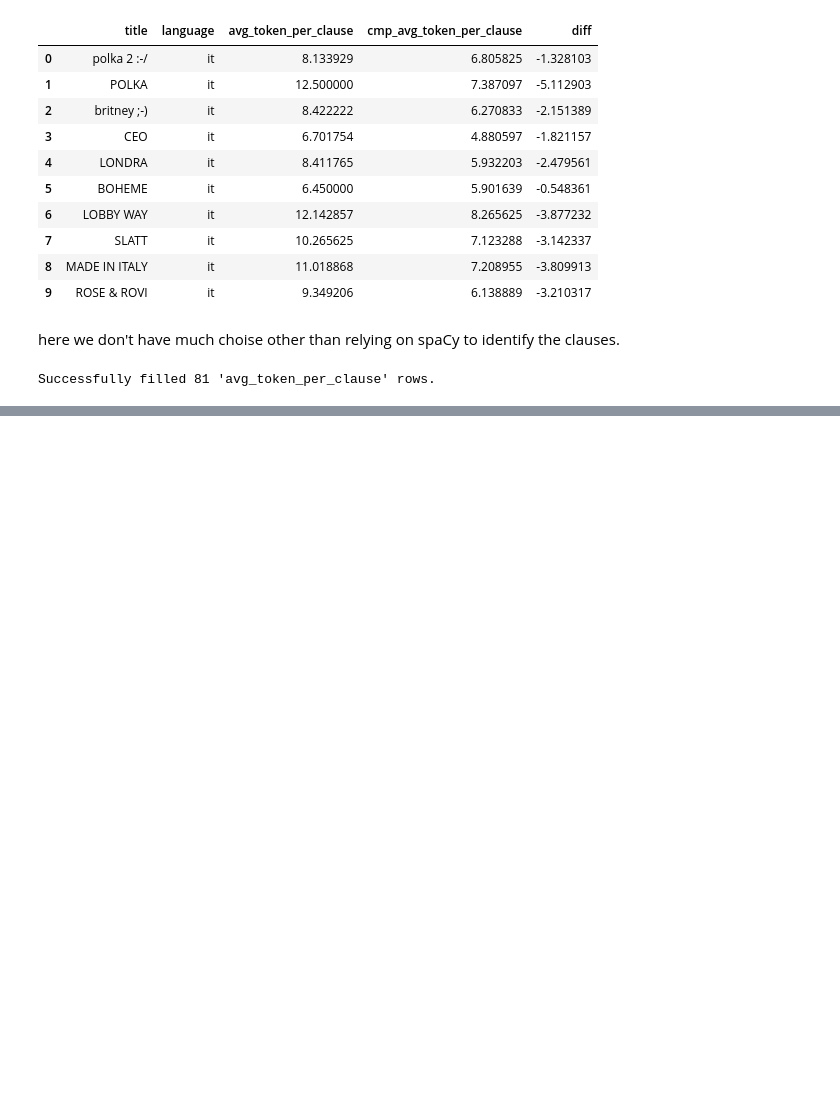
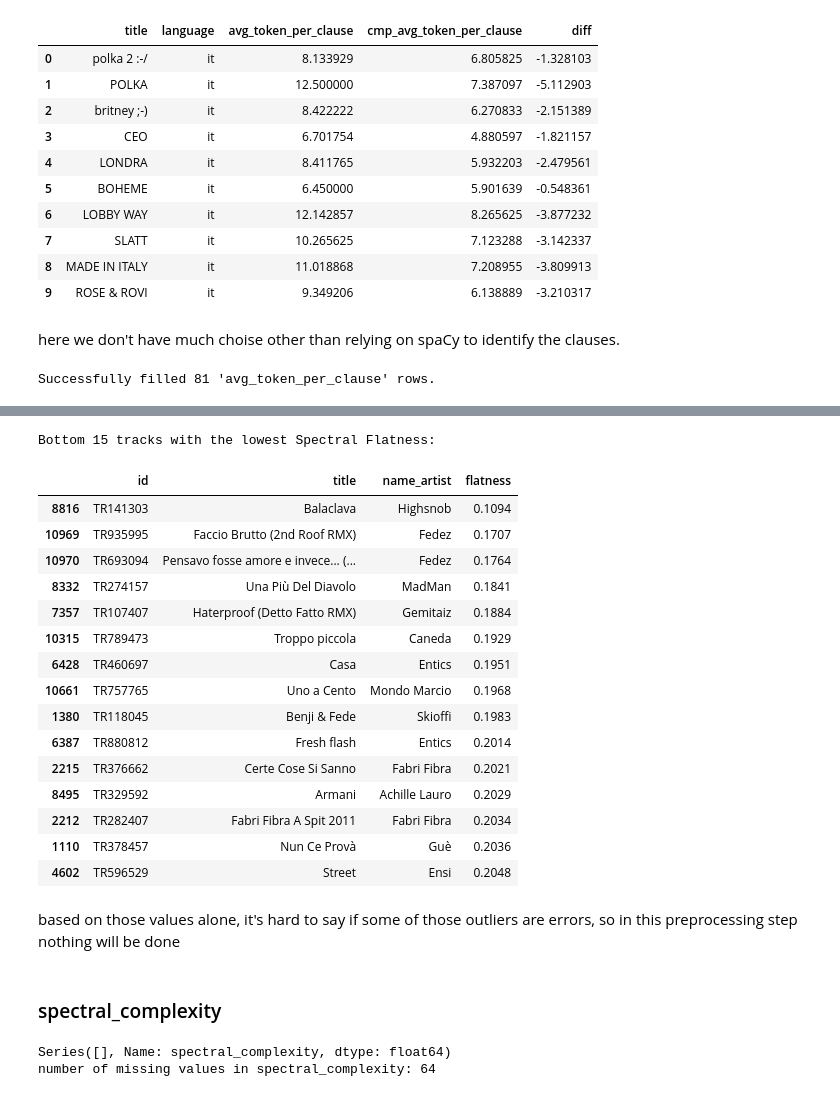
Before and after one commit to jaanisfehling/italian-rap-songs, a Jupyter notebook: data_understanding/tracks_analysis.ipynb, the cells around one changed output, grey strips where cells are left out. Saved outputs shown, nothing was run; the diff lists cells and outputs as text; code cells hidden in the pictures; blank space fills up the shorter version.

Commit message:
added sound analysis of tracks

```diff
--- a/data_understanding/tracks_analysis.ipynb
+++ b/data_understanding/tracks_analysis.ipynb
@@ -2442,0 +2630,8 @@ Successfully filled 81 'avg_token_per_clause' rows.
+# %%
+ids_to_fix = ['TR591502', 'TR508832']
+condition = df['id'].isin(ids_to_fix)
+
+print("Removed error centroid from tracks:")
+display(df[condition][['id', 'title', 'name_artist', 'centroid']])
+
+df.loc[condition, 'centroid'] = np.nan
@@ -2442,0 +2721,8 @@ Successfully filled 81 'avg_token_per_clause' rows.
+# %%
+ids_to_fix = ['TR591502', 'TR508832']
+condition = df['id'].isin(ids_to_fix)
+
+print("Removed error rolloff from tracks:")
+display(df[condition][['id', 'title', 'name_artist', 'rolloff']])
+
+df.loc[condition, 'rolloff'] = np.nan
@@ -2442,0 +2855,35 @@ Successfully filled 81 'avg_token_per_clause' rows.
+# %%
+print(f"Bottom 15 tracks with the lowest Spectral Flatness:")
+top_10_bpm = df.sort_values(by='flatness', ascending=True).head(15)
+display(top_10_bpm[['id', 'title', 'name_artist', 'flatness']])
+# %% [output]
+Bottom 15 tracks with the lowest Spectral Flatness:
+|  | id | title | name_artist | flatness |
+| 8816 | TR141303 | Balaclava | Highsnob | 0.1094 |
+| 10969 | TR935995 | Faccio Brutto (2nd Roof RMX) | Fedez | 0.1707 |
+| 10970 | TR693094 | Pensavo fosse amore e invece... (... | Fedez | 0.1764 |
+| 8332 | TR274157 | Una Più Del Diavolo | MadMan | 0.1841 |
+| 7357 | TR107407 | Haterproof (Detto Fatto RMX) | Gemitaiz | 0.1884 |
+| 10315 | TR789473 | Troppo piccola | Caneda | 0.1929 |
+| 6428 | TR460697 | Casa | Entics | 0.1951 |
+| 10661 | TR757765 | Uno a Cento | Mondo Marcio | 0.1968 |
+| 1380 | TR118045 | Benji & Fede | Skioffi | 0.1983 |
+| 6387 | TR880812 | Fresh flash | Entics | 0.2014 |
+| 2215 | TR376662 | Certe Cose Si Sanno | Fabri Fibra | 0.2021 |
+| 8495 | TR329592 | Armani | Achille Lauro | 0.2029 |
+| 2212 | TR282407 | Fabri Fibra A Spit 2011 | Fabri Fibra | 0.2034 |
+| 1110 | TR378457 | Nun Ce Provà | Guè | 0.2036 |
+| 4602 | TR596529 | Street | Ensi | 0.2048 |
+# %% [markdown]
+based on those values alone, it's hard to say if some of those outliers are errors, so in this preprocessing step nothing will be done
+# %% [markdown]
+###  spectral_complexity
+# %%
+invalid_elems = df[df['spectral_complexity'].apply(check_type_validity, expected_type=float)]
+print(invalid_elems['spectral_complexity'])
+
+nan_indexes = df.index[df['spectral_complexity'].isna()].tolist()
+print(f"number of missing values in spectral_complexity: {len(nan_indexes)}")
+# %% [output]
+Series([], Name: spectral_complexity, dtype: float64)
+number of missing values in spectral_complexity: 64
```
Also changed, not shown: parts of 57 cells of this notebook.
